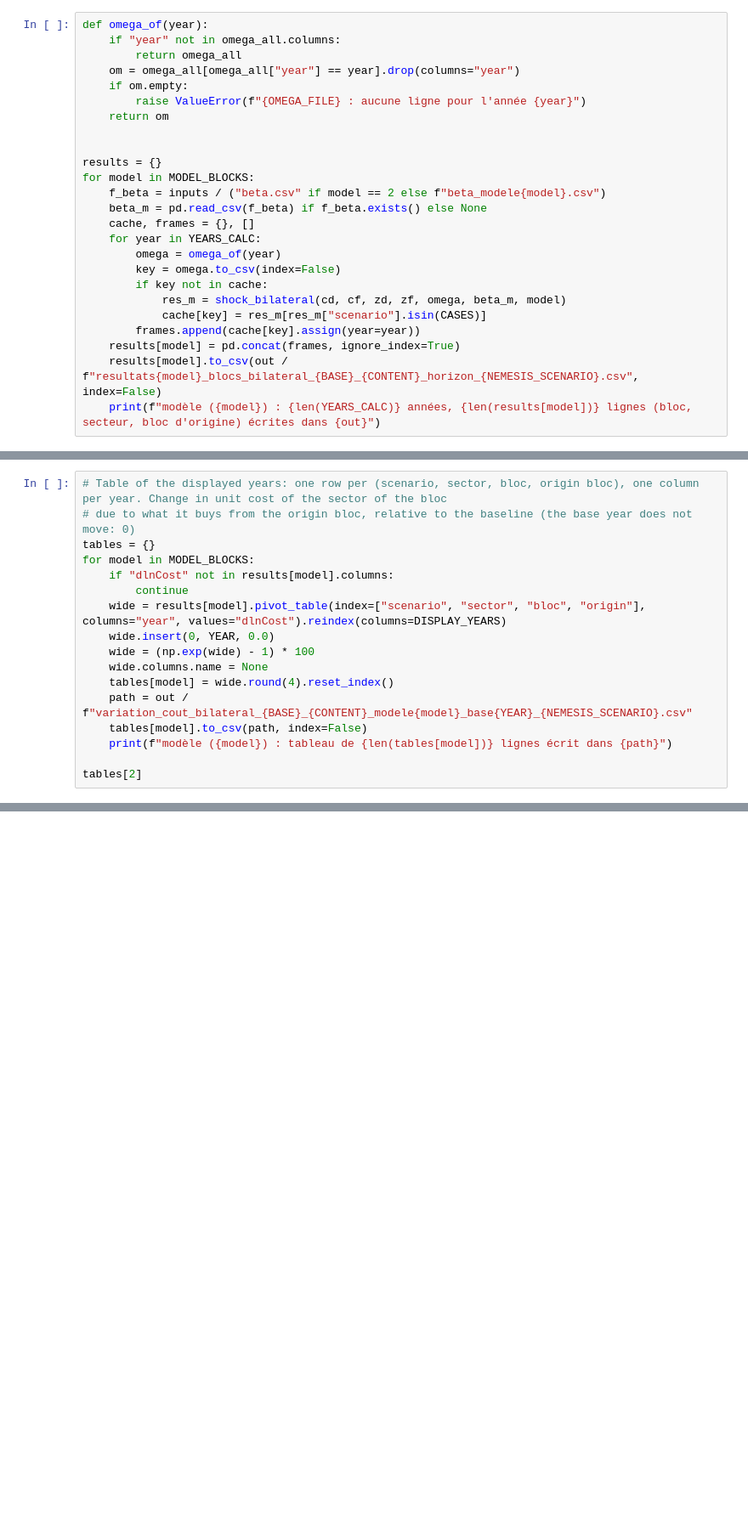
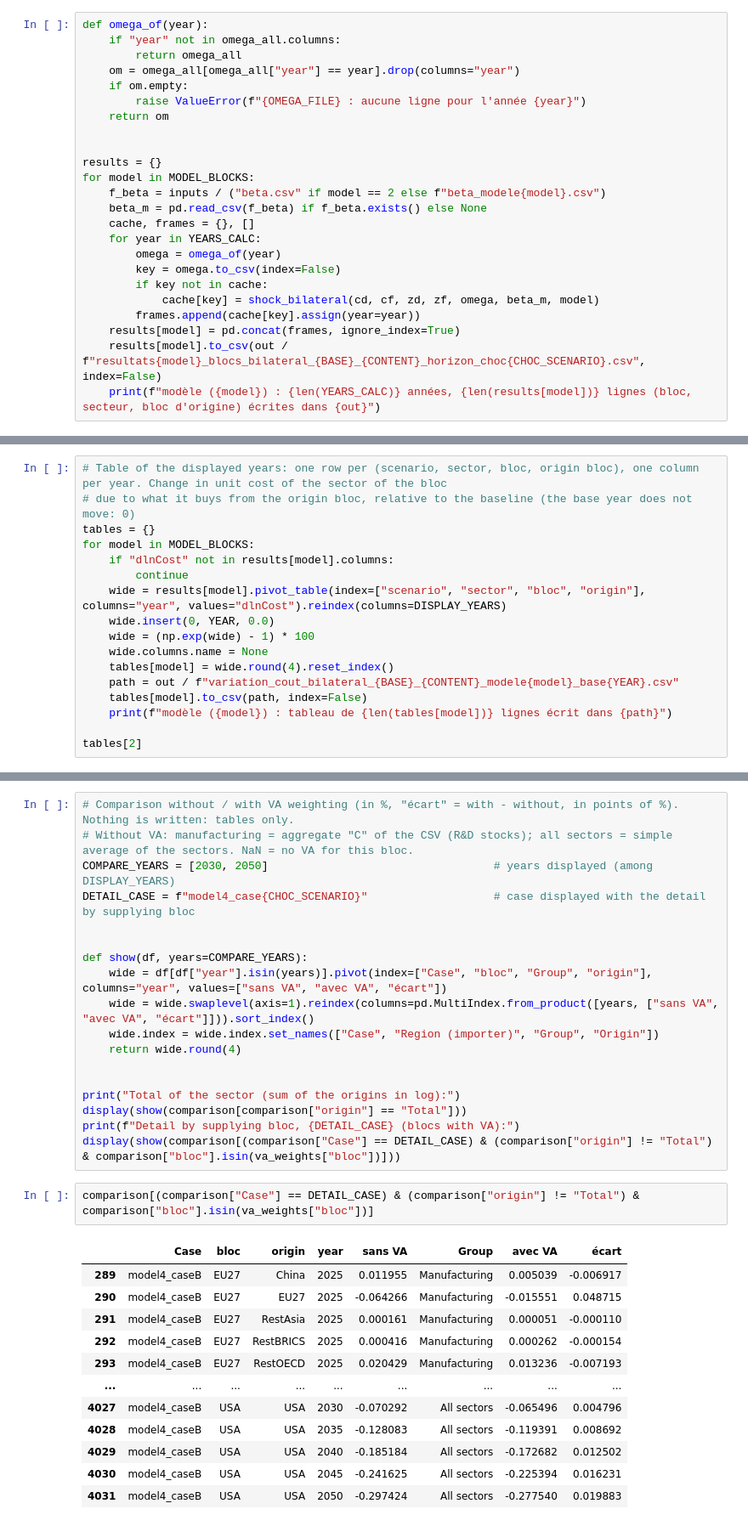
Before and after one commit to CristCarp/ENTICE_estimation, a Jupyter notebook: choc_tfp/choc_horizon_5.0.ipynb, the cells around one changed output, grey strips where cells are left out. Shown at 85% size. Saved outputs shown, nothing was run; the diff lists cells and outputs as text; blank space fills up the shorter version.

```diff
--- a/choc_tfp/choc_horizon_5.0.ipynb
+++ b/choc_tfp/choc_horizon_5.0.ipynb
@@ -296,9 +279,8 @@ for model in MODEL_BLOCKS:
         omega = omega_of(year)
         key = omega.to_csv(index=False)
         if key not in cache:
-            res_m = shock_bilateral(cd, cf, zd, zf, omega, beta_m, model)
-            cache[key] = res_m[res_m["scenario"].isin(CASES)]
+            cache[key] = shock_bilateral(cd, cf, zd, zf, omega, beta_m, model)
         frames.append(cache[key].assign(year=year))
     results[model] = pd.concat(frames, ignore_index=True)
-    results[model].to_csv(out / f"resultats{model}_blocs_bilateral_{BASE}_{CONTENT}_horizon_{NEMESIS_SCENARIO}.csv", index=False)
+    results[model].to_csv(out / f"resultats{model}_blocs_bilateral_{BASE}_{CONTENT}_horizon_choc{CHOC_SCENARIO}.csv", index=False)
     print(f"modèle ({model}) : {len(YEARS_CALC)} années, {len(results[model])} lignes (bloc, secteur, bloc d'origine) écrites dans {out}")
@@ -314,7 +300,7 @@ for model in MODEL_BLOCKS:
     wide = (np.exp(wide) - 1) * 100
     wide.columns.name = None
     tables[model] = wide.round(4).reset_index()
-    path = out / f"variation_cout_bilateral_{BASE}_{CONTENT}_modele{model}_base{YEAR}_{NEMESIS_SCENARIO}.csv"
+    path = out / f"variation_cout_bilateral_{BASE}_{CONTENT}_modele{model}_base{YEAR}.csv"
     tables[model].to_csv(path, index=False)
     print(f"modèle ({model}) : tableau de {len(tables[model])} lignes écrit dans {path}")
 
@@ -487,0 +482,33 @@ print(f"{len(export)} lignes (sans / avec pondération par la VA) écrites dans
+# %%
+# Comparison without / with VA weighting (in %, "écart" = with - without, in points of %). Nothing is written: tables only.
+# Without VA: manufacturing = aggregate "C" of the CSV (R&D stocks); all sectors = simple average of the sectors. NaN = no VA for this bloc.
+COMPARE_YEARS = [2030, 2050]                                  # years displayed (among DISPLAY_YEARS)
+DETAIL_CASE = f"model4_case{CHOC_SCENARIO}"                   # case displayed with the detail by supplying bloc
+
+
+def show(df, years=COMPARE_YEARS):
+    wide = df[df["year"].isin(years)].pivot(index=["Case", "bloc", "Group", "origin"], columns="year", values=["sans VA", "avec VA", "écart"])
+    wide = wide.swaplevel(axis=1).reindex(columns=pd.MultiIndex.from_product([years, ["sans VA", "avec VA", "écart"]])).sort_index()
+    wide.index = wide.index.set_names(["Case", "Region (importer)", "Group", "Origin"])
+    return wide.round(4)
+
+
+print("Total of the sector (sum of the origins in log):")
+display(show(comparison[comparison["origin"] == "Total"]))
+print(f"Detail by supplying bloc, {DETAIL_CASE} (blocs with VA):")
+display(show(comparison[(comparison["Case"] == DETAIL_CASE) & (comparison["origin"] != "Total") & comparison["bloc"].isin(va_weights["bloc"])]))
+# %%
+comparison[(comparison["Case"] == DETAIL_CASE) & (comparison["origin"] != "Total") & comparison["bloc"].isin(va_weights["bloc"])]
+# %% [output]
+|  | Case | bloc | origin | year | sans VA | Group | avec VA | écart |
+| 289 | model4_caseB | EU27 | China | 2025 | 0.011955 | Manufacturing | 0.005039 | -0.006917 |
+| 290 | model4_caseB | EU27 | EU27 | 2025 | -0.064266 | Manufacturing | -0.015551 | 0.048715 |
+| 291 | model4_caseB | EU27 | RestAsia | 2025 | 0.000161 | Manufacturing | 0.000051 | -0.000110 |
+| 292 | model4_caseB | EU27 | RestBRICS | 2025 | 0.000416 | Manufacturing | 0.000262 | -0.000154 |
+| 293 | model4_caseB | EU27 | RestOECD | 2025 | 0.020429 | Manufacturing | 0.013236 | -0.007193 |
+| ... | ... | ... | ... | ... | ... | ... | ... | ... |
+| 4027 | model4_caseB | USA | USA | 2030 | -0.070292 | All sectors | -0.065496 | 0.004796 |
+| 4028 | model4_caseB | USA | USA | 2035 | -0.128083 | All sectors | -0.119391 | 0.008692 |
+| 4029 | model4_caseB | USA | USA | 2040 | -0.185184 | All sectors | -0.172682 | 0.012502 |
+| 4030 | model4_caseB | USA | USA | 2045 | -0.241625 | All sectors | -0.225394 | 0.016231 |
+| 4031 | model4_caseB | USA | USA | 2050 | -0.297424 | All sectors | -0.277540 | 0.019883 |
```
Also changed, not shown: parts of 14 cells of this notebook, 32 other files.
